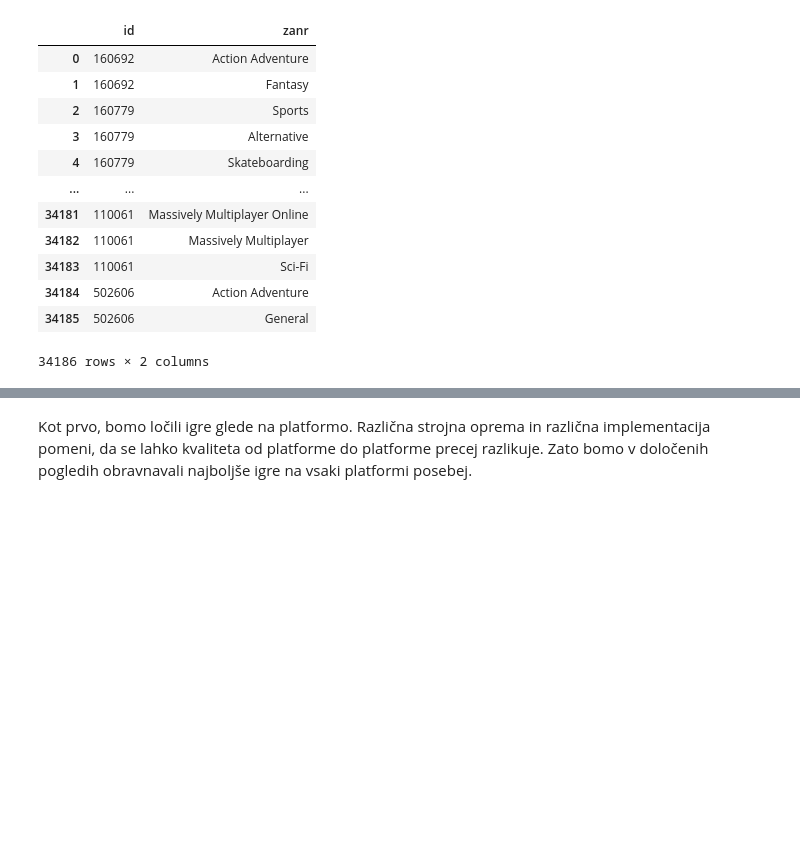
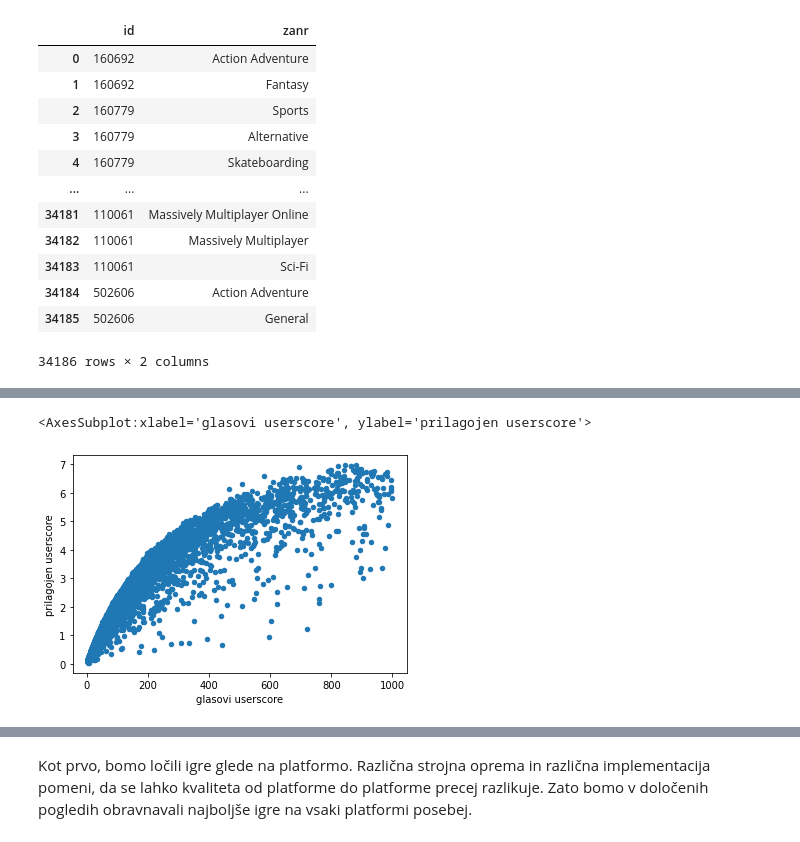
Before and after one commit to benoucakar/Najboljse-videoigre-vseh-casov, a Jupyter notebook: Najboljse_videoigre_vseh_casov.ipynb, the cells around one changed output, grey strips where cells are left out. Saved outputs shown, nothing was run; the diff lists cells and outputs as text; code cells hidden in the pictures; blank space fills up the shorter version.

Commit message:
Dokončal prilagojeno oceno in spisan 0. in 1. poglavje

```diff
--- a/Najboljse_videoigre_vseh_casov.ipynb
+++ b/Najboljse_videoigre_vseh_casov.ipynb
@@ -53,0 +109,5 @@ Da bo naslov te projektne naloge opravičen, bi se spodobilo, da najprej doreče
+# %%
+igre[igre["glasovi userscore"] < 1000].plot.scatter(x="glasovi userscore", y="prilagojen userscore")
+# %% [output]
+<AxesSubplot:xlabel='glasovi userscore', ylabel='prilagojen userscore'>
+[figure, added]
```
Also changed, not shown: parts of 35 cells of this notebook.
